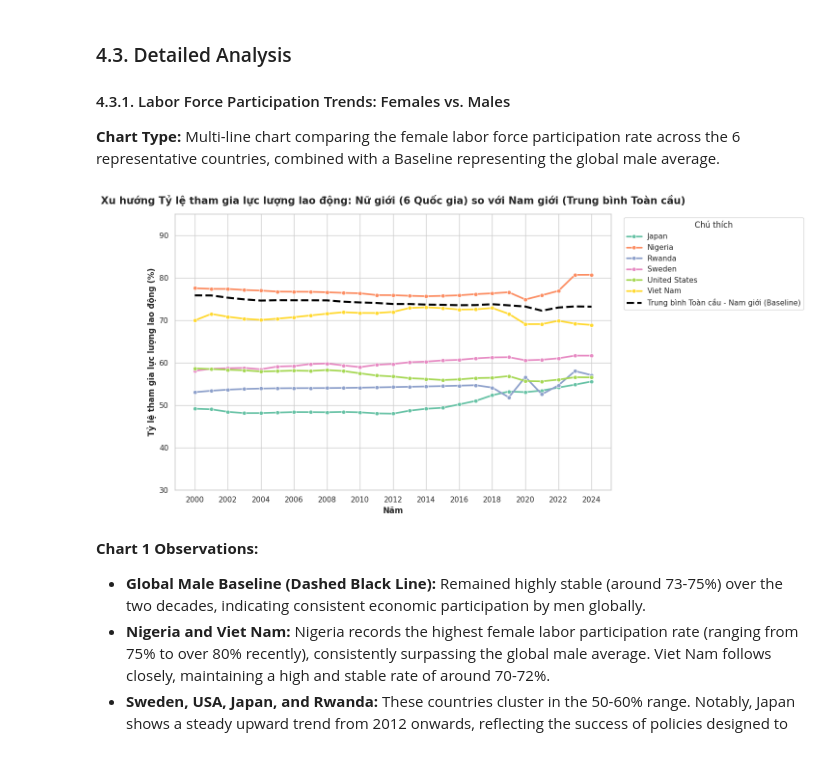
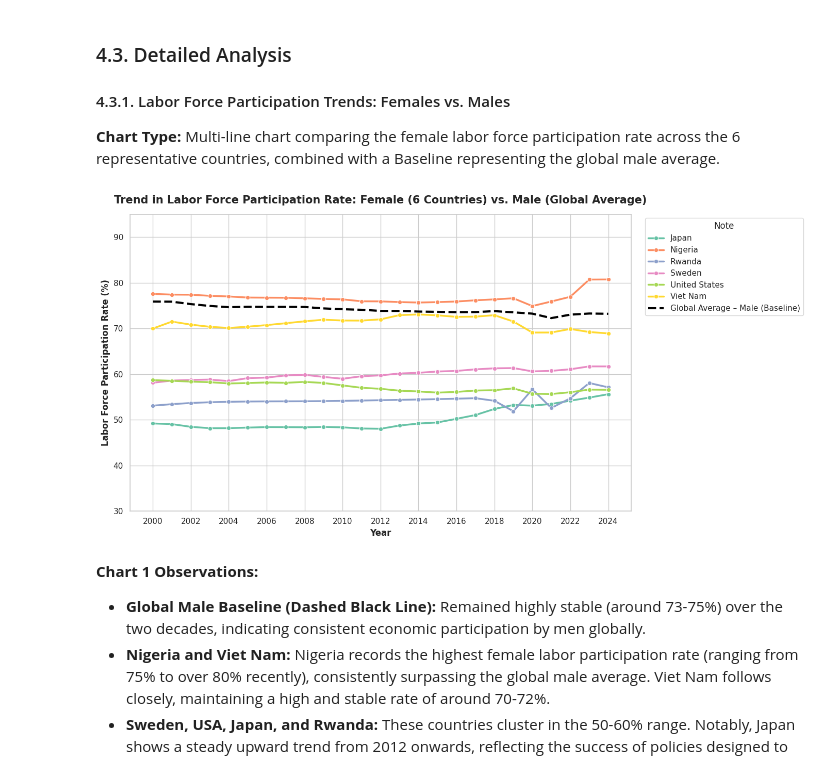
Before and after one commit to n3sfan/DataVis-Lab2, a Jupyter notebook: Notebook/Cau4.ipynb, the cells around one changed output. Saved outputs shown, nothing was run; the diff lists cells and outputs as text; code cells hidden in the pictures.

```diff
--- a/Notebook/Cau4.ipynb
+++ b/Notebook/Cau4.ipynb
@@ -87,38 +87,38 @@ Số ô bị thiếu dữ liệu (NaN) sau khi nội suy: 0
 # %%
 
 plt.figure(figsize=(14, 7))
 
 # Tính trung bình toàn cầu cho Nam giới
 global_male_lfpr = labor_long[labor_long['Series Code'] == 'SL.TLF.CACT.MA.ZS'].groupby('Year')['Value'].mean().reset_index()
 
 # Nữ giới của 6 quốc gia
 female_lfpr_6c = labor_6_countries[labor_6_countries['Series Code'] == 'SL.TLF.CACT.FE.ZS']
 
 # Vẽ đường cho 6 quốc gia (Nữ)
 sns.lineplot(
     data=female_lfpr_6c, x='Year', y='Value', hue='Country Name',
     marker='o', markersize=6, palette='Set2', linewidth=2.5
 )
 
 # Vẽ đường Baseline Trung bình Toàn cầu (Nam)
 sns.lineplot(
     data=global_male_lfpr, x='Year', y='Value',
-    color='black', linestyle='--', linewidth=3, label='Trung bình Toàn cầu - Nam giới (Baseline)'
+    color='black', linestyle='--', linewidth=3, label='Global Average – Male (Baseline)'
 )
 
-plt.title('Xu hướng Tỷ lệ tham gia lực lượng lao động: Nữ giới (6 Quốc gia) so với Nam giới (Trung bình Toàn cầu)', fontsize=15, fontweight='bold', pad=15)
-plt.xlabel('Năm', fontsize=12, fontweight='bold')
-plt.ylabel('Tỷ lệ tham gia lực lượng lao động (%)', fontsize=12, fontweight='bold')
+plt.title('Trend in Labor Force Participation Rate: Female (6 Countries) vs. Male (Global Average)', fontsize=15, fontweight='bold', pad=15)
+plt.xlabel('Year', fontsize=12, fontweight='bold')
+plt.ylabel('Labor Force Participation Rate (%)', fontsize=12, fontweight='bold')
 plt.xticks(range(2000, 2025, 2))
 plt.ylim(30, 95)
 
 handles, labels = plt.gca().get_legend_handles_labels()
-plt.legend(handles=handles, labels=labels, title='Chú thích', bbox_to_anchor=(1.02, 1), loc='upper left')
+plt.legend(handles=handles, labels=labels, title='Note', bbox_to_anchor=(1.02, 1), loc='upper left')
 
 plt.tight_layout()
 plt.show()
 # %% [output]
-[figure, old version]
+[figure, new version]
 # %% [markdown]
 **Chart 1 Observations:**
 * **Global Male Baseline (Dashed Black Line):** Remained highly stable (around 73-75%) over the two decades, indicating consistent economic participation by men globally.
```
Also changed, not shown: parts of 4 cells of this notebook, 2 other files.
